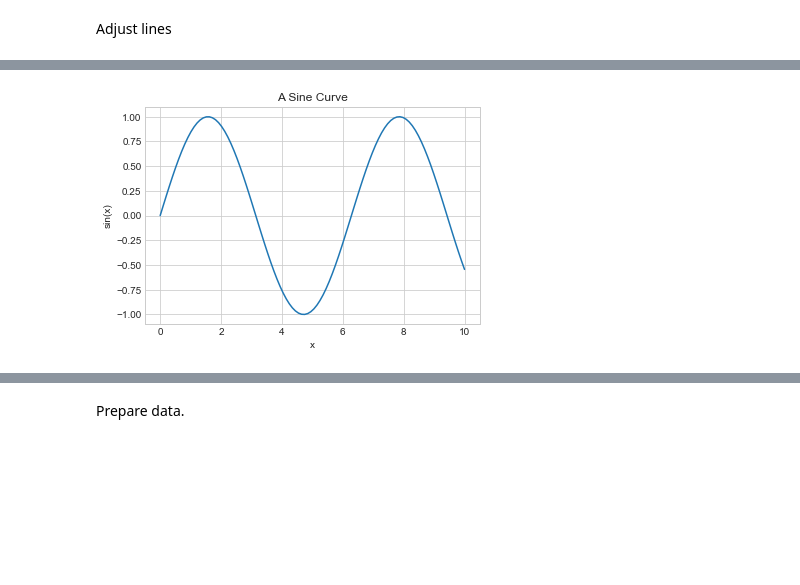
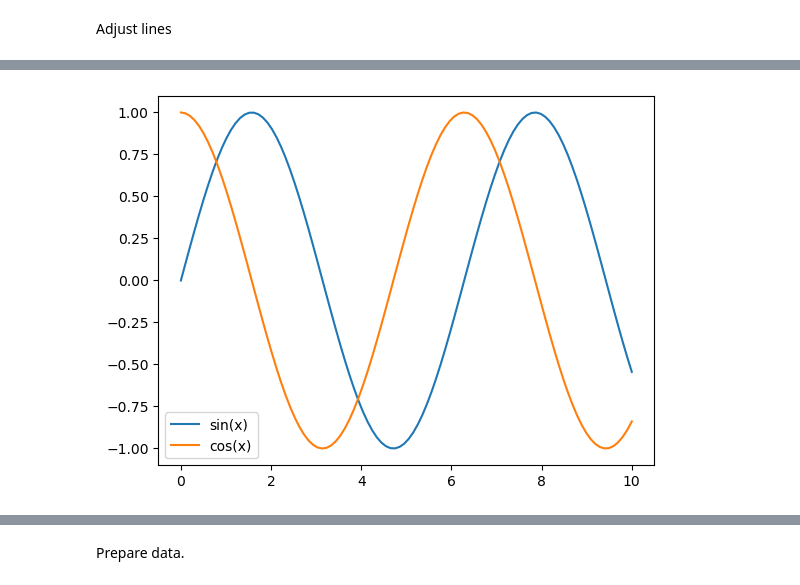
Before and after one commit to dfbarrero/dataCourse, a Jupyter notebook: dataviz/DatavizWithMatplotlib.ipynb, the cells around one changed output, grey strips where cells are left out. Drawn from its saved outputs; the diff is of its cells as text; code cells hidden in the pictures; blank space fills up the shorter version.

```diff
--- a/dataviz/DatavizWithMatplotlib.ipynb
+++ b/dataviz/DatavizWithMatplotlib.ipynb
@@ -84,5 +119,0 @@ Matplotlib requires a figure and axes. Plots are built on their top.
-# %%
-plt.style.use('seaborn-whitegrid') # Setup theme
-
-fig = plt.figure()
-ax = plt.axes()
@@ -131,10 +145,12 @@ Axis labeling
 # %%
 plt.plot(x, np.sin(x))
-plt.title("A Sine Curve")
-plt.xlabel("x")
-plt.ylabel("sin(x)");
+plt.plot(x, np.cos(x))
+
+# Adding the legends
+plt.legend(["sin(x)", "cos(x)"])
+plt.show()
 # %% [output]
-[figure, old version]
+[figure, new version]
 # %%
 plt.plot(x, np.sin(x), '-g', label='sin(x)')
 plt.plot(x, np.cos(x), ':b', label='cos(x)')
```
Also changed, not shown: parts of 42 cells of this notebook.
